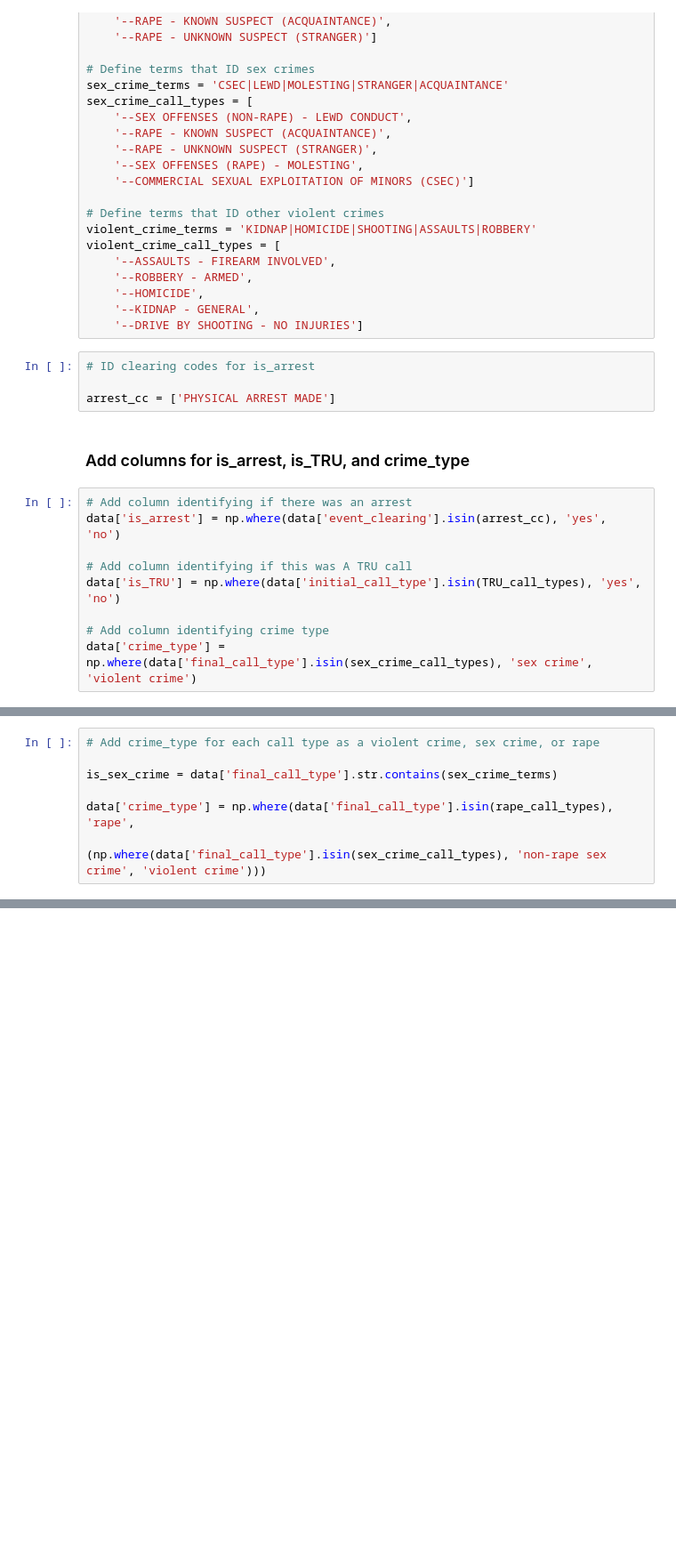
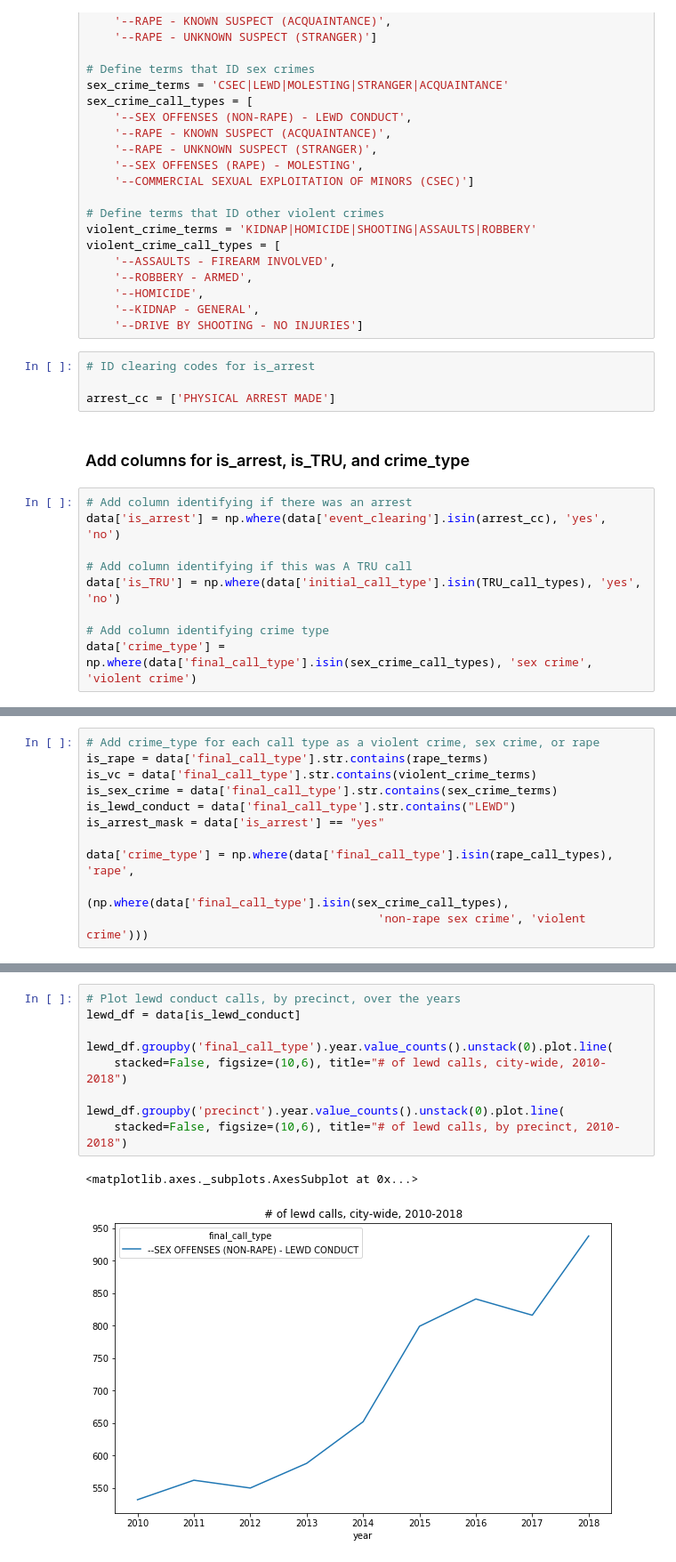
Before and after one commit to teacupwoozy/spd_notebook_archive, a Jupyter notebook: spd_notebook/2010-2018_SPD_Project.ipynb, the cells around one changed output, grey strips where cells are left out. Shown: that part at 89% size. Cells and saved outputs as stored; diff of their text form; blank space fills up the shorter version.

```diff
--- a/spd_notebook/2010-2018_SPD_Project.ipynb
+++ b/spd_notebook/2010-2018_SPD_Project.ipynb
@@ -115,0 +129,11 @@ data['crime_type'] = np.where(data['final_call_type'].isin(sex_crime_call_types)
+# %%
+# Add crime_type for each call type as a violent crime, sex crime, or rape
+is_rape = data['final_call_type'].str.contains(rape_terms)
+is_vc = data['final_call_type'].str.contains(violent_crime_terms)
+is_sex_crime = data['final_call_type'].str.contains(sex_crime_terms)
+is_lewd_conduct = data['final_call_type'].str.contains("LEWD")
+is_arrest_mask = data['is_arrest'] == "yes"
+
+data['crime_type'] = np.where(data['final_call_type'].isin(rape_call_types), 'rape',
+                                (np.where(data['final_call_type'].isin(sex_crime_call_types),
+                                          'non-rape sex crime', 'violent crime')))
@@ -152,7 +153,0 @@ temp_df['crime_type'] = np.where(temp_df['final_call_type'].isin(rape_call_types
-# %%
-# Add crime_type for each call type as a violent crime, sex crime, or rape
-
-is_sex_crime = data['final_call_type'].str.contains(sex_crime_terms)
-
-data['crime_type'] = np.where(data['final_call_type'].isin(rape_call_types), 'rape',
-                                (np.where(data['final_call_type'].isin(sex_crime_call_types), 'non-rape sex crime', 'violent crime')))
@@ -176,0 +158,12 @@ stage_is_violent_crime = data[is_violent_crime]
+# %%
+# Plot lewd conduct calls, by precinct, over the years
+lewd_df = data[is_lewd_conduct]
+
+lewd_df.groupby('final_call_type').year.value_counts().unstack(0).plot.line(
+    stacked=False, figsize=(10,6), title="# of lewd calls, city-wide, 2010-2018")
+
+lewd_df.groupby('precinct').year.value_counts().unstack(0).plot.line(
+    stacked=False, figsize=(10,6), title="# of lewd calls, by precinct, 2010-2018")
+# %% [output]
+<matplotlib.axes._subplots.AxesSubplot at 0x...>
+[figure, added]
```
Also changed, not shown: parts of 22 cells of this notebook.
